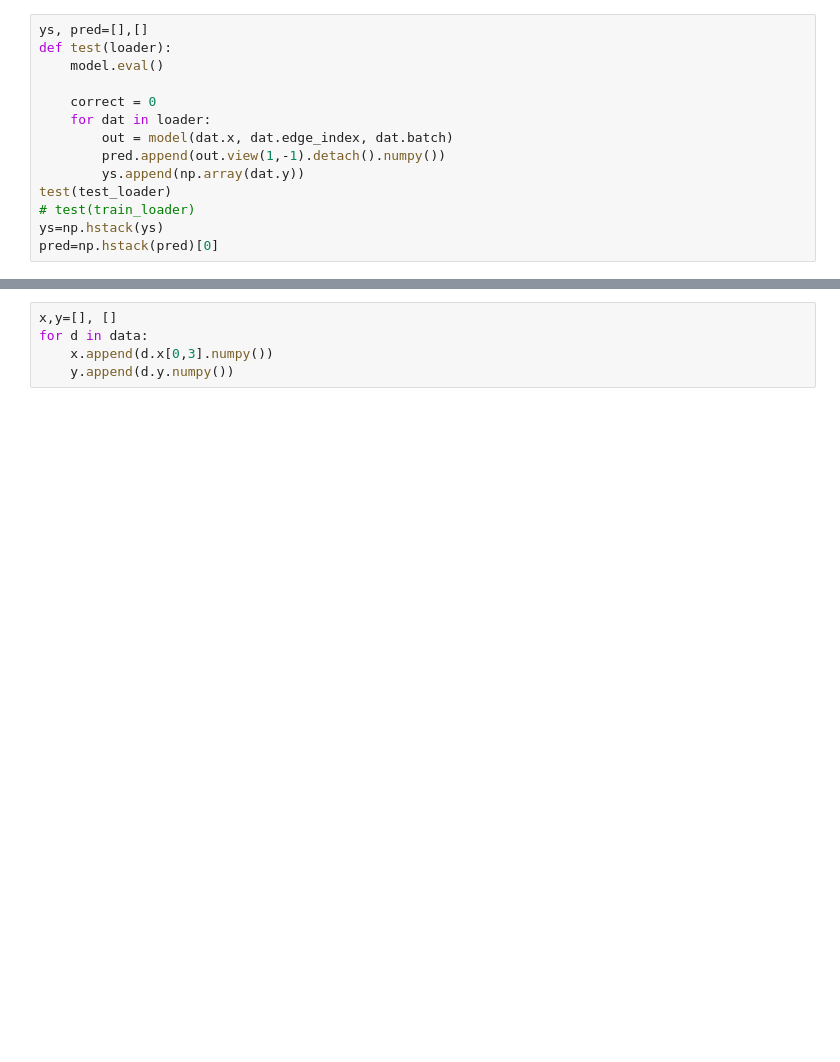
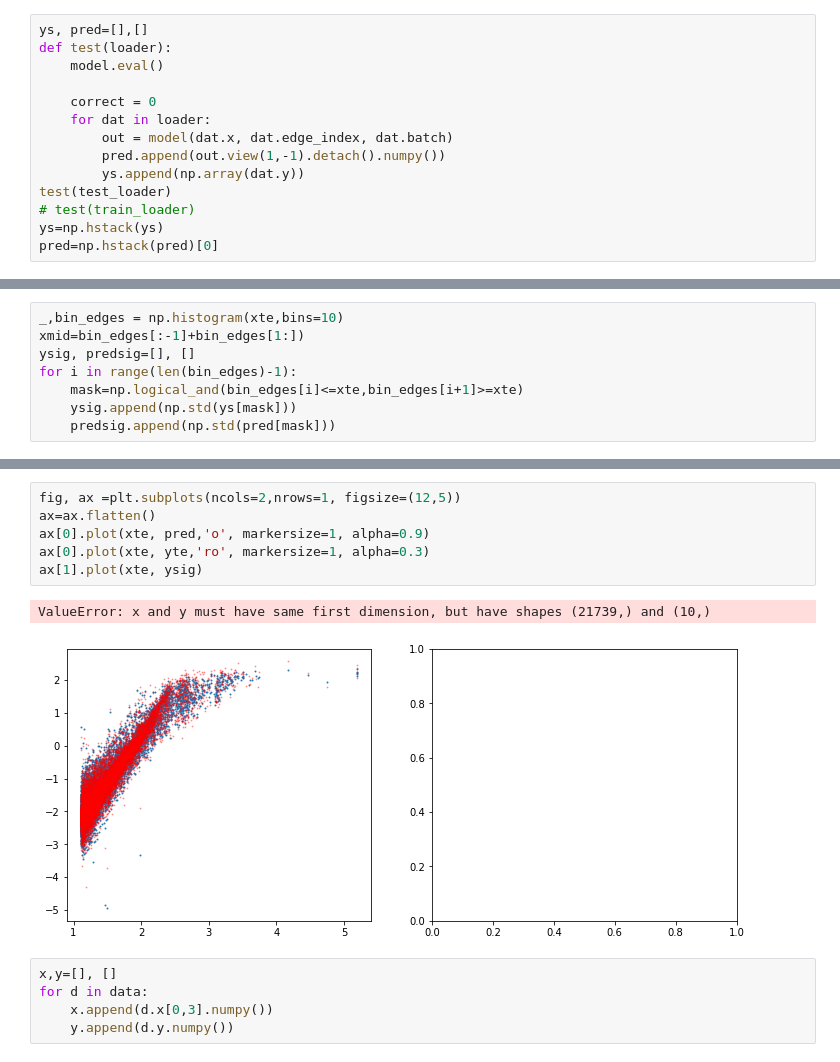
Before and after one commit to astrockragh/Mangrove, a Jupyter notebook: SAGE0_res.ipynb, the cells around one changed output, grey strips where cells are left out. Drawn from its saved outputs; the diff is of its cells as text; blank space fills up the shorter version.

```diff
--- a/SAGE0_res.ipynb
+++ b/SAGE0_res.ipynb
@@ -206,0 +260,8 @@ ax.legend()
+# %%
+_,bin_edges = np.histogram(xte,bins=10)
+xmid=bin_edges[:-1]+bin_edges[1:])
+ysig, predsig=[], []
+for i in range(len(bin_edges)-1):
+    mask=np.logical_and(bin_edges[i]<=xte,bin_edges[i+1]>=xte)
+    ysig.append(np.std(ys[mask]))
+    predsig.append(np.std(pred[mask]))
@@ -207,3 +291,12 @@ ax.legend()
+# %%
+fig, ax =plt.subplots(ncols=2,nrows=1, figsize=(12,5))
+ax=ax.flatten()
+ax[0].plot(xte, pred,'o', markersize=1, alpha=0.9)
+ax[0].plot(xte, yte,'ro', markersize=1, alpha=0.3)
+ax[1].plot(xte, ysig)
+# %% [output]
+ValueError: x and y must have same first dimension, but have shapes (21739,) and (10,)
+[figure, added]
 # %%
 x,y=[], []
 for d in data:
```
Also changed, not shown: parts of 11 cells of this notebook, 13 other files.
